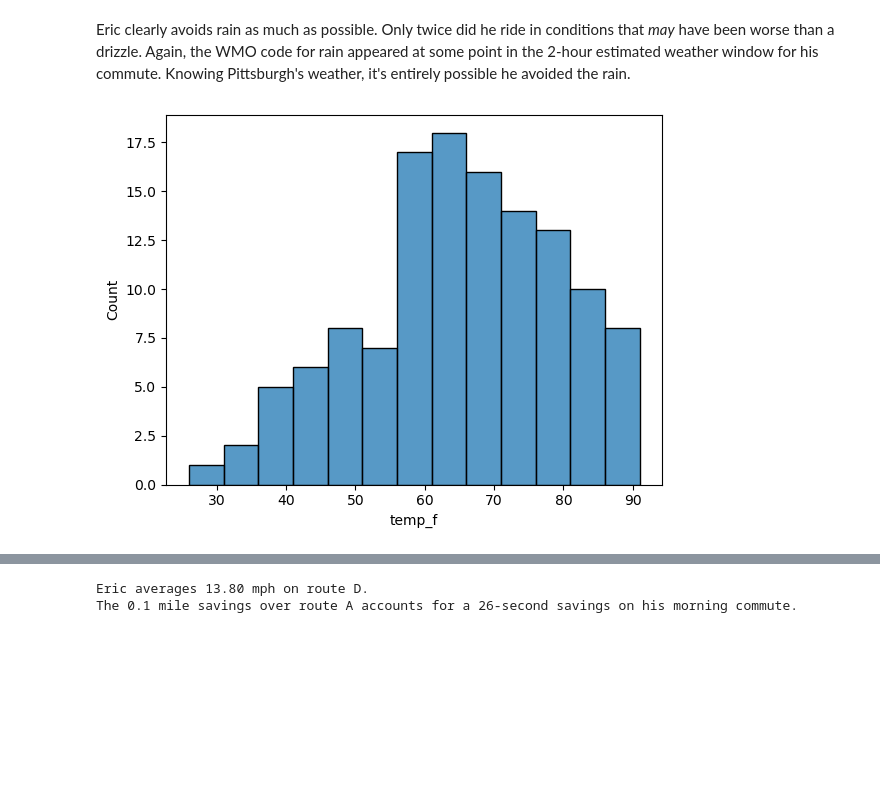
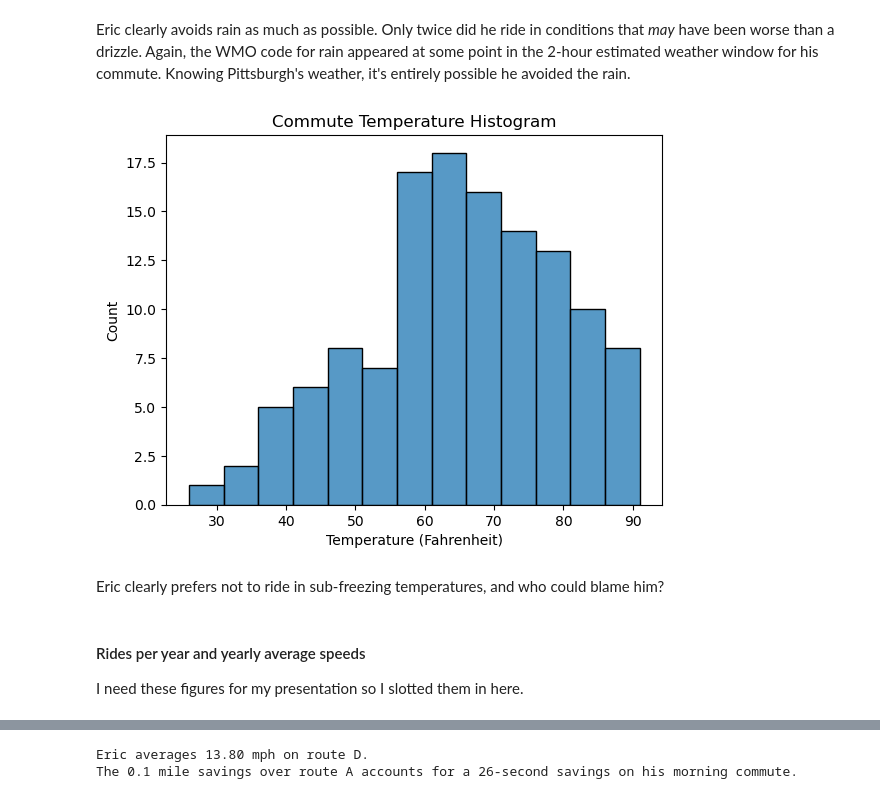
Before and after one commit to loganschmitt14/Brunner_DS_Task, a Jupyter notebook: biking.ipynb, the cells around one changed output, grey strips where cells are left out. Saved outputs shown, nothing was run; the diff lists cells and outputs as text; code cells hidden in the pictures; blank space fills up the shorter version.

```diff
--- a/biking.ipynb
+++ b/biking.ipynb
@@ -215,6 +294,13 @@ Name: count, dtype: int64
 Eric clearly avoids rain as much as possible. Only twice did he ride in conditions that *may* have been worse than a drizzle. Again, the WMO code for rain appeared at some point in the 2-hour estimated weather window for his commute. Knowing Pittsburgh's weather, it's entirely possible he avoided the rain.
 # %%
 sns.histplot(data = full_df, x = 'temp_f', binwidth = 5)
+plt.title('Commute Temperature Histogram')
+plt.xlabel('Temperature (Fahrenheit)')
 plt.show()
 # %% [output]
-[figure, old version]
+[figure, new version]
+# %% [markdown]
+Eric clearly prefers not to ride in sub-freezing temperatures, and who could blame him?
+# %% [markdown]
+#### Rides per year and yearly average speeds ####
+I need these figures for my presentation so I slotted them in here.
```
Also changed, not shown: parts of 53 cells of this notebook, 8 other files.
